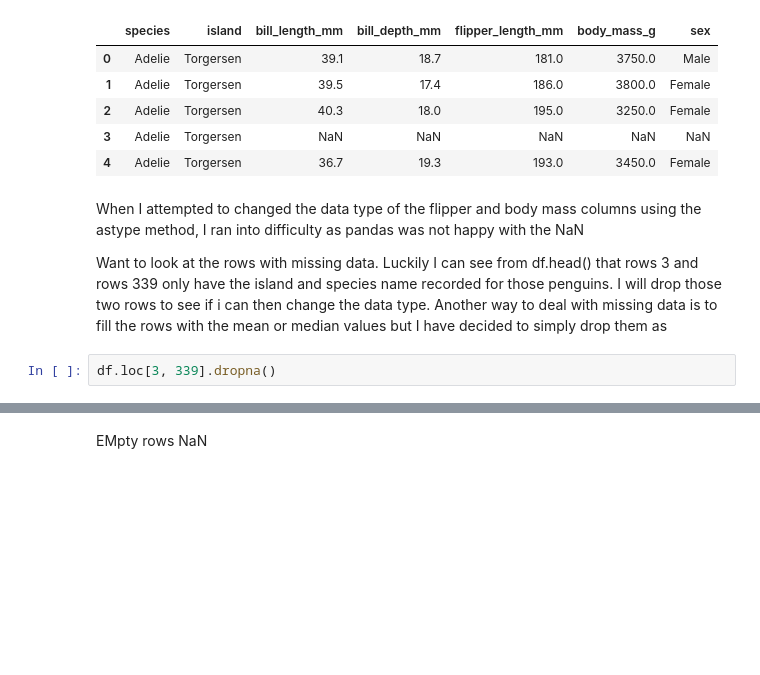
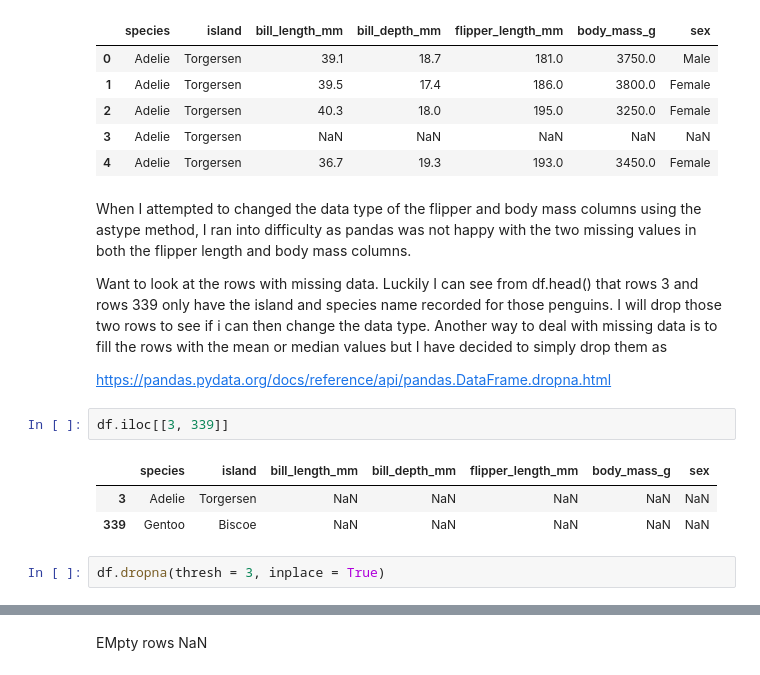
Before and after one commit to IreneKilgannon/DataAnalytics, a Jupyter notebook: penguins.ipynb, the cells around one changed output, grey strips where cells are left out. Drawn from its saved outputs; the diff is of its cells as text; blank space fills up the shorter version.

Commit message:
converting two columns to data type int, cleaning missing data

```diff
--- a/penguins.ipynb
+++ b/penguins.ipynb
@@ -228,11 +228,19 @@ df.head()
 | 3 | Adelie | Torgersen | NaN | NaN | NaN | NaN | NaN |
 | 4 | Adelie | Torgersen | 36.7 | 19.3 | 193.0 | 3450.0 | Female |
 # %% [markdown]
-When I attempted to changed the data type of the flipper and body mass columns using the astype method, I ran into difficulty as pandas was not happy with the NaN
+When I attempted to changed the data type of the flipper and body mass columns using the astype method, I ran into difficulty as pandas was not happy with the two missing values in both the flipper length and body mass columns.
 
 Want to look at the rows with missing data. Luckily I can see from df.head() that rows 3 and rows 339 only have the island and species name recorded for those penguins. I will drop those two rows to see if i can then change the data type. Another way to deal with missing data is to fill the rows with the mean or median values but I have decided to simply drop them as
+
+https://pandas.pydata.org/docs/reference/api/pandas.DataFrame.dropna.html
 # %%
-df.loc[3, 339].dropna()
+df.iloc[[3, 339]]
+# %% [output]
+|  | species | island | bill_length_mm | bill_depth_mm | flipper_length_mm | body_mass_g | sex |
+| 3 | Adelie | Torgersen | NaN | NaN | NaN | NaN | NaN |
+| 339 | Gentoo | Biscoe | NaN | NaN | NaN | NaN | NaN |
+# %%
+df.dropna(thresh = 3, inplace = True)
 # %%
 df.isna().sum()
 # %% [output]
```
Also changed, not shown: parts of 50 cells of this notebook.
